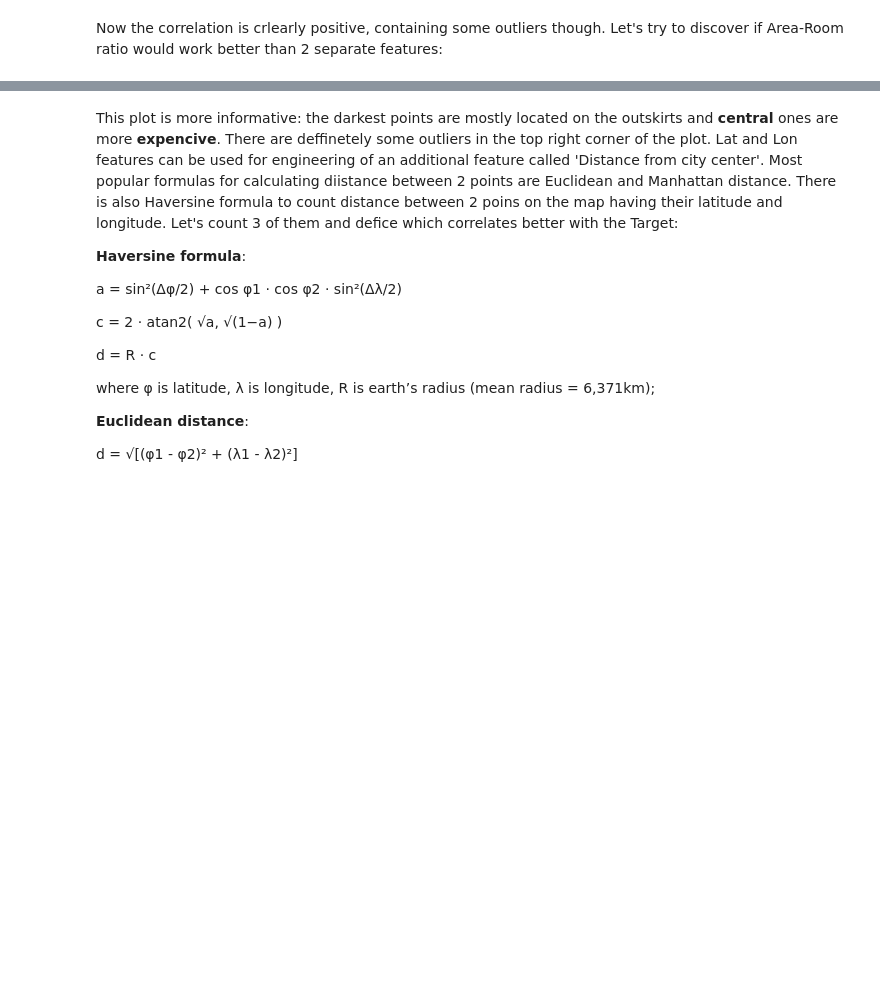
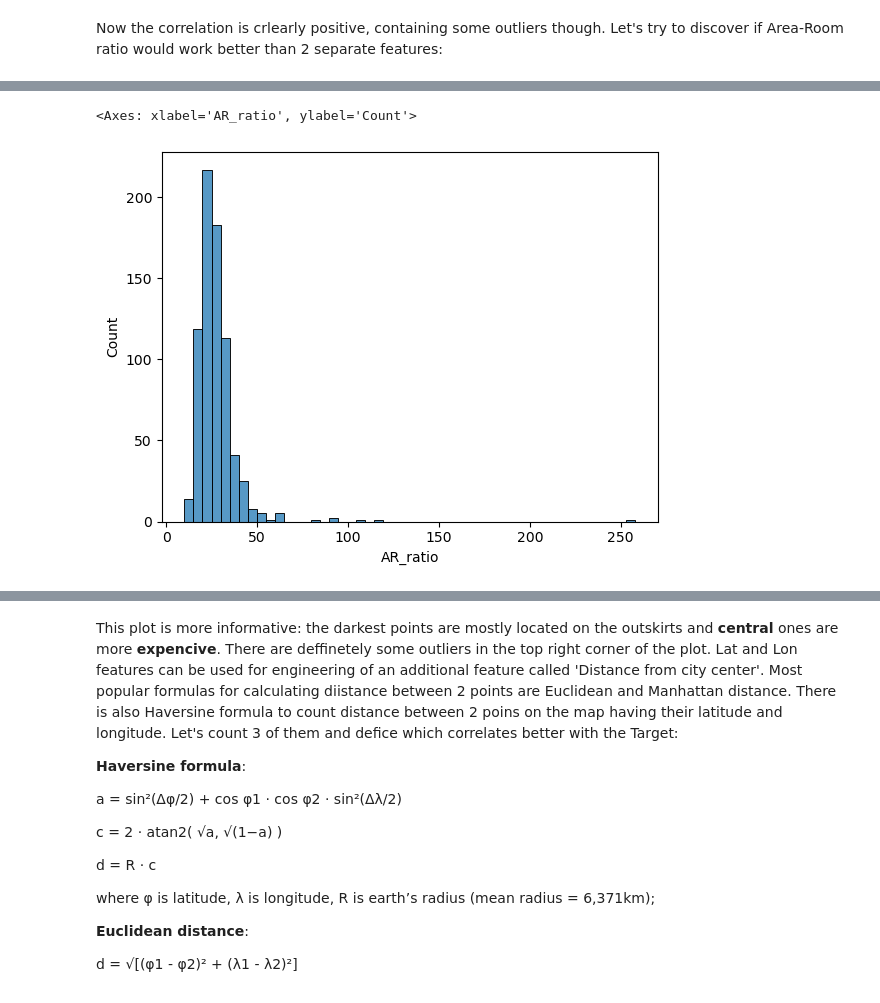
Before and after one commit to nadiia-duiunova/House_price, a Jupyter notebook: Stat inference.ipynb, the cells around one changed output, grey strips where cells are left out. Drawn from its saved outputs; the diff is of its cells as text; code cells hidden in the pictures; blank space fills up the shorter version.

```diff
--- a/Stat inference.ipynb
+++ b/Stat inference.ipynb
@@ -317,0 +323,6 @@ There are clearly some outliers that can drive the distribution. Let's check if
+# %%
+# 1. identify the outliers and leverage points
+sns.histplot(x = data['AR_ratio'], bins = 50)
+# %% [output]
+<Axes: xlabel='AR_ratio', ylabel='Count'>
+[figure, added]
```
Also changed, not shown: parts of 56 cells of this notebook, 3 other files.
